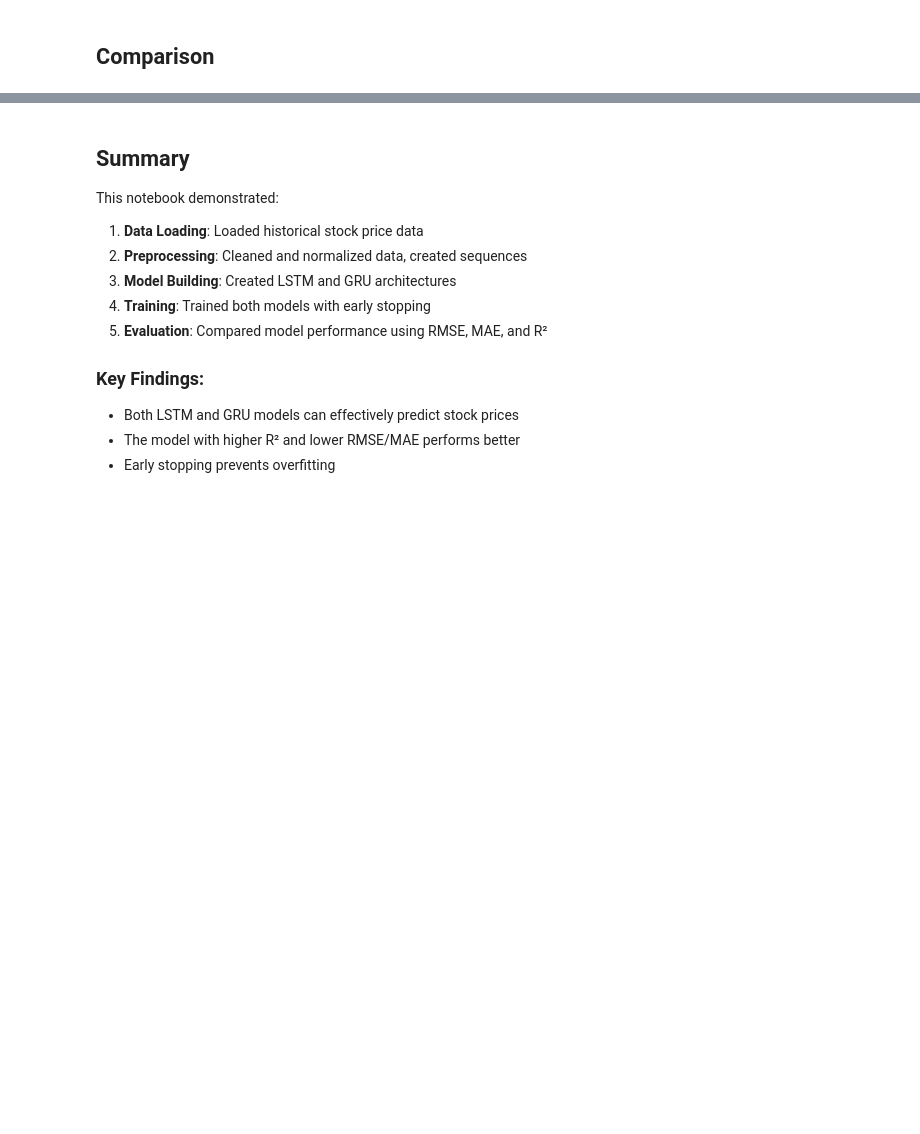
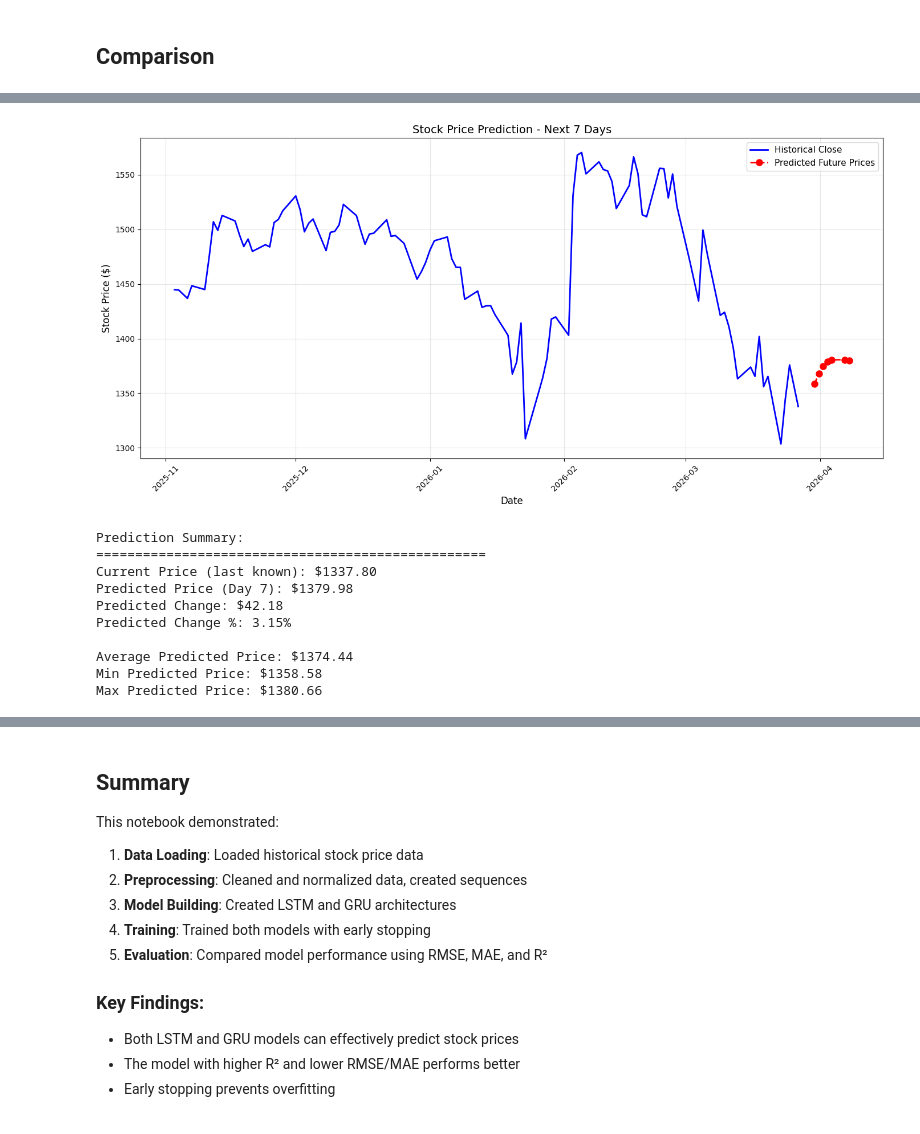
Before and after one commit to snehangshu2002/stock-lstm-gru, a Jupyter notebook: notebooks/analysis.ipynb, the cells around one changed output, grey strips where cells are left out. Drawn from its saved outputs; the diff is of its cells as text; code cells hidden in the pictures; blank space fills up the shorter version.

```diff
--- a/notebooks/analysis.ipynb
+++ b/notebooks/analysis.ipynb
@@ -428,0 +1325,44 @@ plt.show()
+# %%
+# Visualize future predictions
+plt.figure(figsize=(14, 7))
+
+# Plot historical data (last 100 days for clarity)
+historical_close = df_clean['Close'].values[-100:]
+historical_dates = df_clean['Date'].values[-100:]
+plt.plot(historical_dates, historical_close, 'b-', label='Historical Close', linewidth=2)
+
+# Plot future predictions
+plt.plot(future_predictions['Date'], future_predictions['Predicted_Close'],
+         'r--o', label='Predicted Future Prices', linewidth=2, markersize=8)
+
+plt.xlabel('Date', fontsize=12)
+plt.ylabel('Stock Price ($)', fontsize=12)
+plt.title(f'Stock Price Prediction - Next {DAYS_TO_PREDICT} Days', fontsize=14)
+plt.legend(fontsize=11)
+plt.grid(True, alpha=0.3)
+plt.xticks(rotation=45)
+plt.tight_layout()
+plt.show()
+
+# Print summary statistics
+print("\nPrediction Summary:")
+print("=" * 50)
+print(f"Current Price (last known): ${df_clean['Close'].values[-1]:.2f}")
+print(f"Predicted Price (Day {DAYS_TO_PREDICT}): ${future_predictions['Predicted_Close'].values[-1]:.2f}")
+print(f"Predicted Change: ${future_predictions['Predicted_Close'].values[-1] - df_clean['Close'].values[-1]:.2f}")
+print(f"Predicted Change %: {((future_predictions['Predicted_Close'].values[-1] / df_clean['Close'].values[-1]) - 1) * 100:.2f}%")
+print(f"\nAverage Predicted Price: ${future_predictions['Predicted_Close'].mean():.2f}")
+print(f"Min Predicted Price: ${future_predictions['Predicted_Close'].min():.2f}")
+print(f"Max Predicted Price: ${future_predictions['Predicted_Close'].max():.2f}")
+# %% [output]
+[figure, added]
+Prediction Summary:
+==================================================
+Current Price (last known): $1337.80
+Predicted Price (Day 7): $1379.98
+Predicted Change: $42.18
+Predicted Change %: 3.15%
+
+Average Predicted Price: $1374.44
+Min Predicted Price: $1358.58
+Max Predicted Price: $1380.66
```
Also changed, not shown: parts of 30 cells of this notebook.
